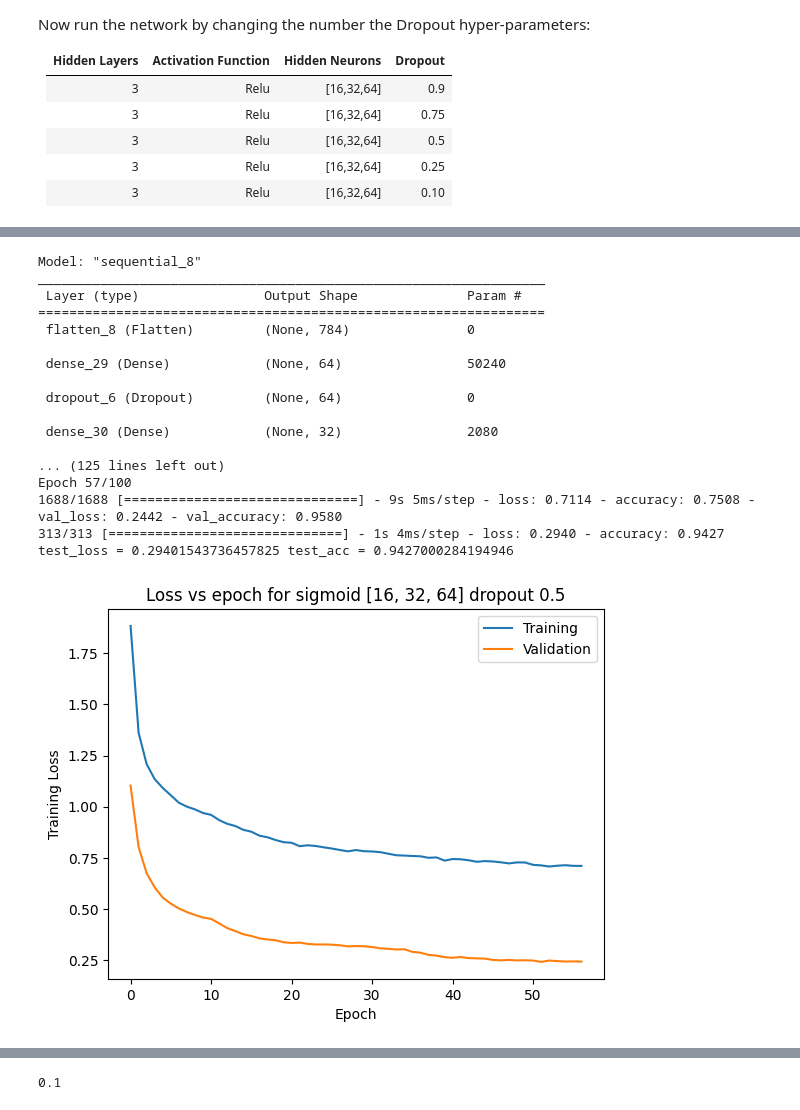
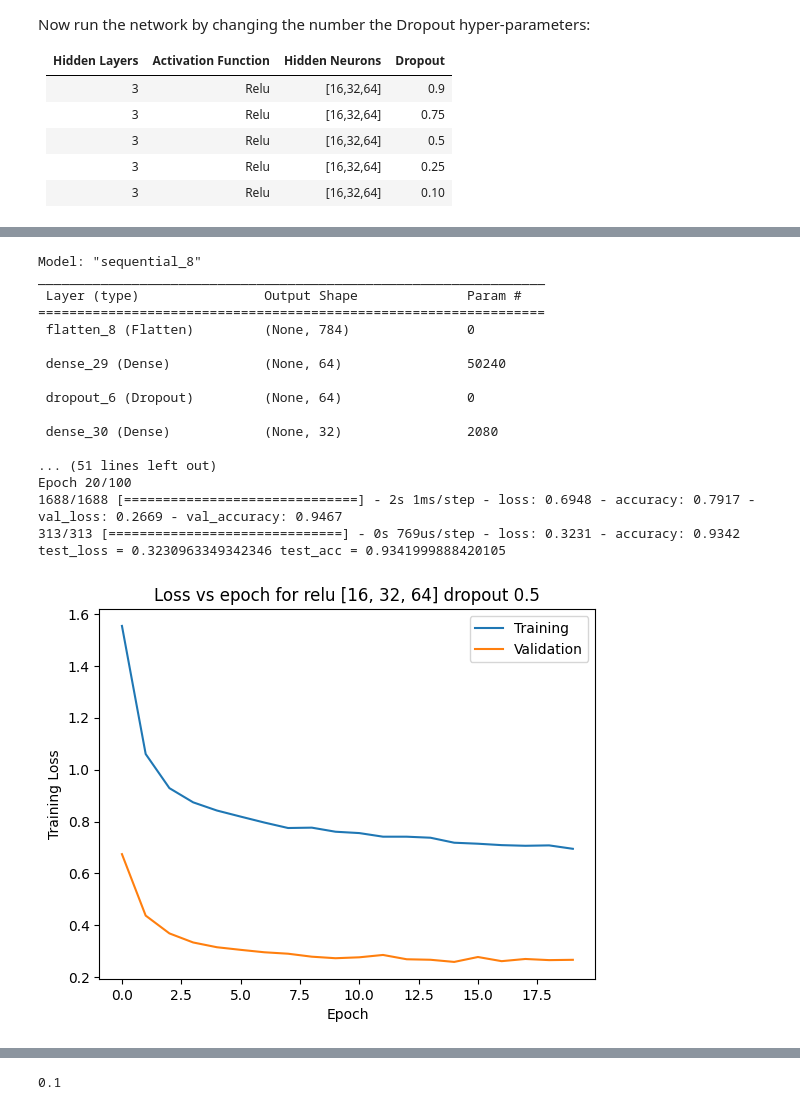
Before and after one commit to Abhiroop25902/CS-4172-ML-Lab, a Jupyter notebook: Assign5/assign5.ipynb, the cells around one changed output, grey strips where cells are left out. Cells and saved outputs as stored; diff of their text form; code cells hidden in the pictures.

```diff
--- a/Assign5/assign5.ipynb
+++ b/Assign5/assign5.ipynb
@@ -559,7 +546,7 @@ result = pd.DataFrame(
 )
 # %%
 hidden_neurons = [16, 32, 64]
-activation_function = 'sigmoid'
+activation_function = 'relu'
 dropout_val = 0.9
 
 model, history = train_model(activation_function, hidden_neurons,dropout_val)
@@ -599,6 +586,6 @@ test_loss = 1.8441742658615112 test_acc = 0.21119999885559082
 # %%
 hidden_neurons = [16, 32, 64]
-activation_function = 'sigmoid'
+activation_function = 'relu'
 dropout_val = 0.75
 
 model, history = train_model(activation_function, hidden_neurons, dropout_val)
@@ -638,38 +625,38 @@ test_loss = 1.2032678127288818 test_acc = 0.4366999864578247
 # %%
 hidden_neurons = [16, 32, 64]
-activation_function = 'sigmoid'
+activation_function = 'relu'
 dropout_val = 0.5
 
 model, history = train_model(activation_function, hidden_neurons, dropout_val)
 test_loss, test_acc = model.evaluate(x_test, y_test)
 
 print(f"test_loss = {test_loss} test_acc = {test_acc}")
 
 result.loc[len(result.index)] = [
     len(hidden_neurons),
     activation_function,
     str(hidden_neurons),
     dropout_val,
     test_loss,
     test_acc]
 
 plot_history(history, activation_function, hidden_neurons, dropout_val)
 # %% [output]
 Model: "sequential_8"
 _________________________________________________________________
  Layer (type)                Output Shape              Param #
 =================================================================
  flatten_8 (Flatten)         (None, 784)               0
 
  dense_29 (Dense)            (None, 64)                50240
 
  dropout_6 (Dropout)         (None, 64)                0
 
  dense_30 (Dense)            (None, 32)                2080
 
-... (125 lines left out)
-Epoch 57/100
-1688/1688 [==============================] - 9s 5ms/step - loss: 0.7114 - accuracy: 0.7508 - val_loss: 0.2442 - val_accuracy: 0.9580
-313/313 [==============================] - 1s 4ms/step - loss: 0.2940 - accuracy: 0.9427
-test_loss = 0.29401543736457825 test_acc = 0.9427000284194946
+... (51 lines left out)
+Epoch 20/100
+1688/1688 [==============================] - 2s 1ms/step - loss: 0.6948 - accuracy: 0.7917 - val_loss: 0.2669 - val_accuracy: 0.9467
+313/313 [==============================] - 0s 769us/step - loss: 0.3231 - accuracy: 0.9342
+test_loss = 0.3230963349342346 test_acc = 0.9341999888420105
-[figure, old version]
+[figure, new version]
```
Also changed, not shown: parts of 21 cells of this notebook, 2 other files.
